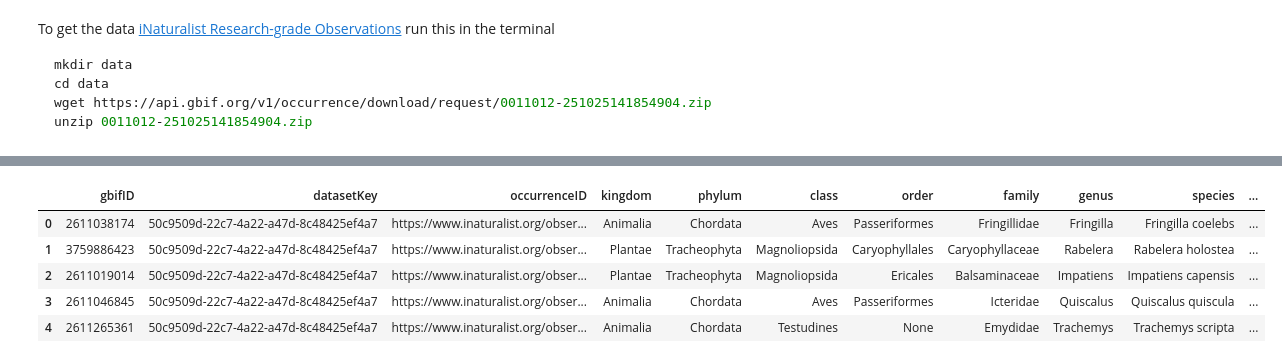
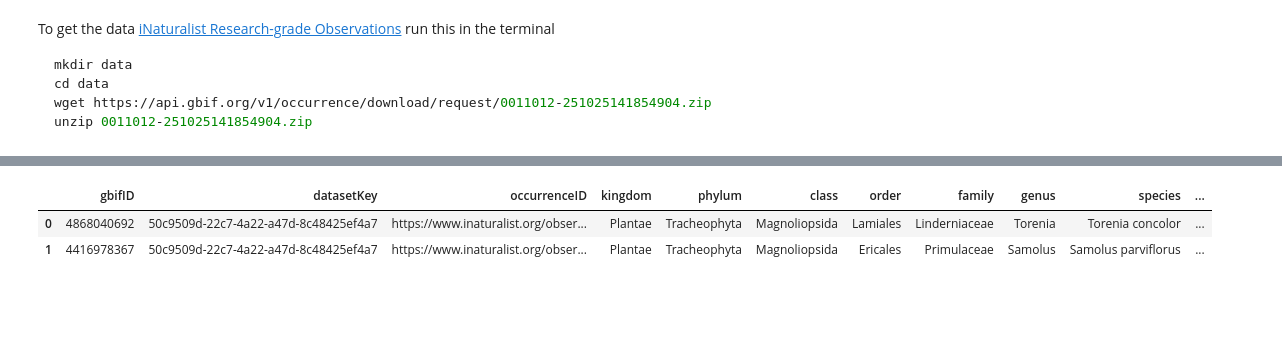
Before and after one commit to davidguzmanr/COMP-685-Fall-2025, a Jupyter notebook: notebooks/iNaturalist.ipynb, the cells around one changed output, grey strips where cells are left out. Drawn from its saved outputs; the diff is of its cells as text; code cells hidden in the pictures; blank space fills up the shorter version.

```diff
--- a/notebooks/iNaturalist.ipynb
+++ b/notebooks/iNaturalist.ipynb
@@ -16,28 +46,28 @@ pd.set_option('display.max_columns', None)
 # %%
-# Run this only once
+# # Run this only once
 
-# Create or connect to a persistent DB
-con = duckdb.connect('data/iNaturalist.duckdb')
-print("connected")
+# # Create or connect to a persistent DB
+# con = duckdb.connect('data/iNaturalist.duckdb')
+# print("connected")
 
-# Import TSV once
-con.execute("""
-    CREATE TABLE IF NOT EXISTS iNaturalist AS
-        SELECT *
-        FROM read_csv_auto('../data/0011983-251025141854904.csv', sep='\t', header=True);
-""")
-print("created iNaturalist.duckdb")
+# # Import TSV once
+# con.execute("""
+#     CREATE TABLE IF NOT EXISTS iNaturalist AS
+#         SELECT *
+#         FROM read_csv_auto('data/0011012-251025141854904.csv', sep='\t', header=True);
+# """)
+# print("created iNaturalist.duckdb")
 
-# Optionally add indexes
-con.execute("PRAGMA enable_object_cache;")
-print("add indexes")
+# # Optionally add indexes
+# con.execute("PRAGMA enable_object_cache;")
+# print("add indexes")
 
 
-# Query repeatedly without rereading the TSV
-result = con.execute("""
-    SELECT COUNT(*)
-    FROM iNaturalist
+# # Query repeatedly without rereading the TSV
+# result = con.execute("""
+#     SELECT COUNT(*)
+#     FROM iNaturalist
 
-""").df()
+# """).df()
 
-result.head()
+# result.head()
@@ -50,3 +73,0 @@ add indexes
-# %%
-con = duckdb.connect('data/iNaturalist.duckdb')
-print("connected!")
@@ -65,15 +84,12 @@ df
 # %%
 query = """
 SELECT *
 FROM iNaturalist
-LIMIT 5
+LIMIT 2
 """
 df = con.execute(query).df()
 df
 # %% [output]
 |  | gbifID | datasetKey | occurrenceID | kingdom | phylum | class | order | family | genus | species | ... |
-| 0 | 2611038174 | 50c9509d-22c7-4a22-a47d-8c48425ef4a7 | https://www.inaturalist.org/obser... | Animalia | Chordata | Aves | Passeriformes | Fringillidae | Fringilla | Fringilla coelebs | ... |
-| 1 | 3759886423 | 50c9509d-22c7-4a22-a47d-8c48425ef4a7 | https://www.inaturalist.org/obser... | Plantae | Tracheophyta | Magnoliopsida | Caryophyllales | Caryophyllaceae | Rabelera | Rabelera holostea | ... |
-| 2 | 2611019014 | 50c9509d-22c7-4a22-a47d-8c48425ef4a7 | https://www.inaturalist.org/obser... | Plantae | Tracheophyta | Magnoliopsida | Ericales | Balsaminaceae | Impatiens | Impatiens capensis | ... |
-| 3 | 2611046845 | 50c9509d-22c7-4a22-a47d-8c48425ef4a7 | https://www.inaturalist.org/obser... | Animalia | Chordata | Aves | Passeriformes | Icteridae | Quiscalus | Quiscalus quiscula | ... |
-| 4 | 2611265361 | 50c9509d-22c7-4a22-a47d-8c48425ef4a7 | https://www.inaturalist.org/obser... | Animalia | Chordata | Testudines | None | Emydidae | Trachemys | Trachemys scripta | ... |
+| 0 | 4868040692 | 50c9509d-22c7-4a22-a47d-8c48425ef4a7 | https://www.inaturalist.org/obser... | Plantae | Tracheophyta | Magnoliopsida | Lamiales | Linderniaceae | Torenia | Torenia concolor | ... |
+| 1 | 4416978367 | 50c9509d-22c7-4a22-a47d-8c48425ef4a7 | https://www.inaturalist.org/obser... | Plantae | Tracheophyta | Magnoliopsida | Ericales | Primulaceae | Samolus | Samolus parviflorus | ... |
```
Also changed, not shown: parts of 22 cells of this notebook, 4 other files.
